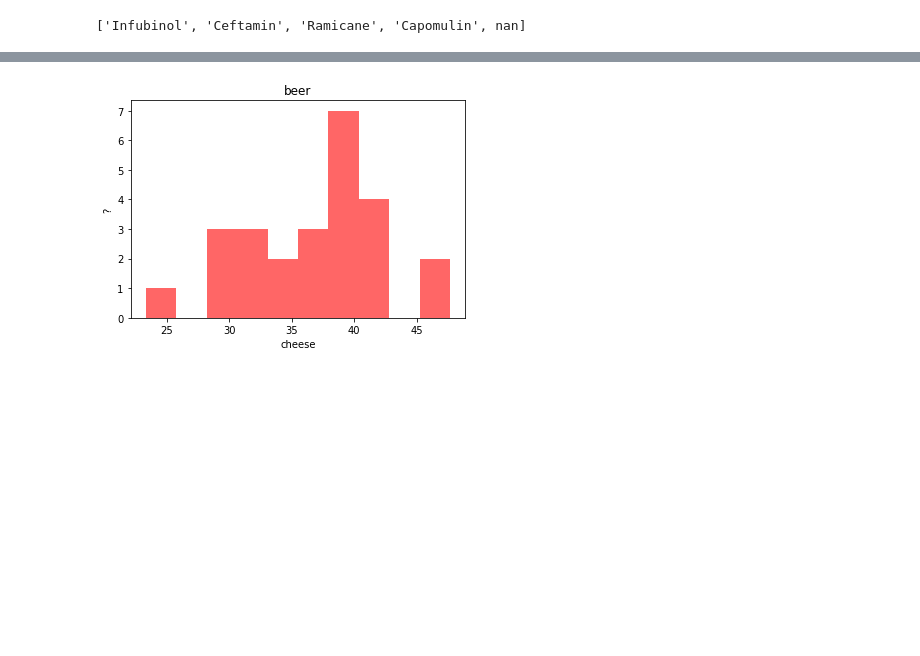
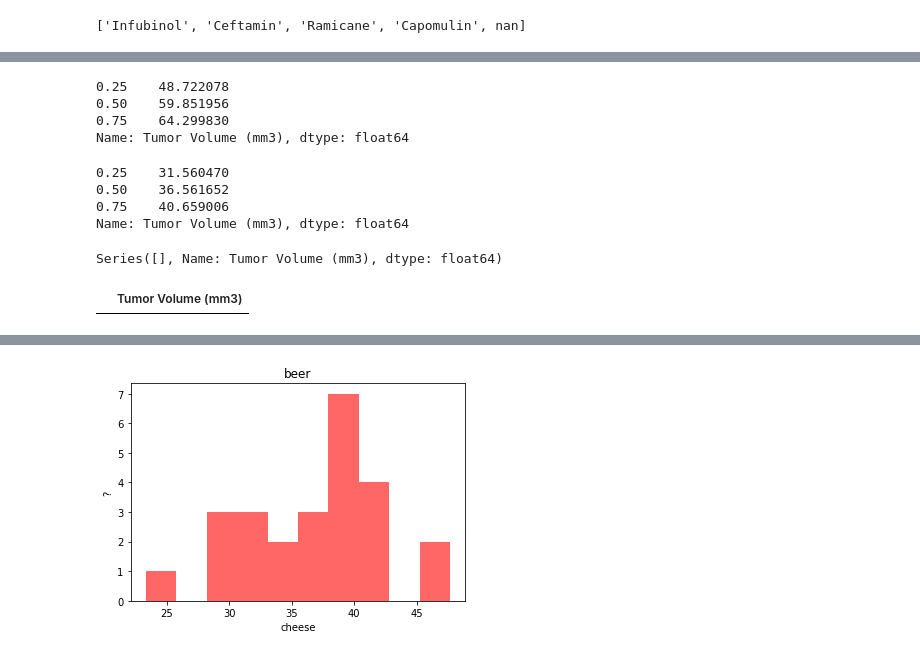
Before and after one commit to pasco27/matplotlib_homework, a Jupyter notebook: pymaceuticals_pascarella1.ipynb, the cells around one changed output, grey strips where cells are left out. Cells and saved outputs as stored; diff of their text form; code cells hidden in the pictures; blank space fills up the shorter version.

```diff
--- a/pymaceuticals_pascarella1.ipynb
+++ b/pymaceuticals_pascarella1.ipynb
@@ -390,8 +386,6 @@ treatments
 
 #??????
 # Calculate the IQR and quantitatively determine if there are any potential outliers.
-
-
 
     # Locate the rows which contain mice on each drug and get the tumor volumes
 #### not sure what this means but I can snag the column of tumor size with .to_list()
@@ -405,28 +399,6 @@ tumor_size_ramicane = four_outlier_data_clean.loc[four_outlier_data_clean['Drug
     # add subset
 
 quarts_capomulin = tumor_size_capomulin.quantile([.25,.5,.75])
-#quarts_infubinol
-#quarts_ceftamin
-#quarts_ramicane
-
-    # Determine outliers using upper and lower bounds
-Q1_capomulin = quarts_capomulin[0.25]
-Q3_capomulin = quarts_capomulin[0.75]
-IQR_capomulin = Q3_capomulin - Q1_capomulin
-
-#lower_bound = Q1 - (1.5*iqr)
-#upper_bound = Q3 + (1.5*iqr)
-
-
-# quantiles = temperatures.quantile([.25,.5,.75])
-# quantiles
-
-# Q1 = quantiles[0.25]
-# Q3 = quantiles[0.75]
-# iqr = Q3 - Q1
-
-
-# lower_bound = Q1 - (1.5*iqr)
-# upper_bound = Q3 + (1.5*iqr)
-
-IQR_capomulin
+quarts_infubinol = tumor_size_infubinol.quantile([.25,.5,.75])
+quarts_ceftamin = tumor_size_ceftamin.quantile([.25,.5,.75])
+quarts_ramicane = tumor_size_ramicane.quantile([.25,.5,.75])
@@ -434,0 +419,44 @@ IQR_capomulin
+# %%
+quarts_ceftamin
+# %% [output]
+0.25    48.722078
+0.50    59.851956
+0.75    64.299830
+Name: Tumor Volume (mm3), dtype: float64
+# %%
+quarts_ramicane
+# %% [output]
+0.25    31.560470
+0.50    36.561652
+0.75    40.659006
+Name: Tumor Volume (mm3), dtype: float64
+# %%
+#quarts_infubinol
+#quarts_ceftamin
+#quarts_ramicane
+
+    # Determine outliers using upper and lower bounds
+Q1_capomulin = quarts_capomulin[0.25]
+Q3_capomulin = quarts_capomulin[0.75]
+IQR_capomulin = Q3_capomulin - Q1_capomulin
+
+Lb_capomulin = Q1_capomulin - (1.5*IQR_capomulin)
+Ub_capomulin = Q3_capomulin + (1.5*IQR_capomulin)
+
+outliers_capomulin = quarts_capomulin.loc[(quarts_capomulin < Lb_capomulin) | (quarts_capomulin > Ub_capomulin)]
+outliers_capomulin
+# %% [output]
+Series([], Name: Tumor Volume (mm3), dtype: float64)
+# %%
+Q1_infubinol = quarts_infubinol[0.25]
+Q3_infubinol = quarts_infubinol[0.75]
+IQR_infubinol = Q3_infubinol - Q1_infubinol
+
+Lb_infubinol = Q1_infubinol - (1.5*IQR_infubinol)
+Ub_infubinol = Q3_infubinol + (1.5*IQR_infubinol)
+
+outliers_infubinol = quarts_infubinol.loc[(quarts_infubinol < Lb_infubinol) | (quarts_infubinol > Ub_infubinol)]
+outliers_infubinol2 = pd.DataFrame(outliers_infubinol)
+outliers_infubinol2
+# %% [output]
+|  | Tumor Volume (mm3) |
```
Also changed, not shown: parts of 7 cells of this notebook.
